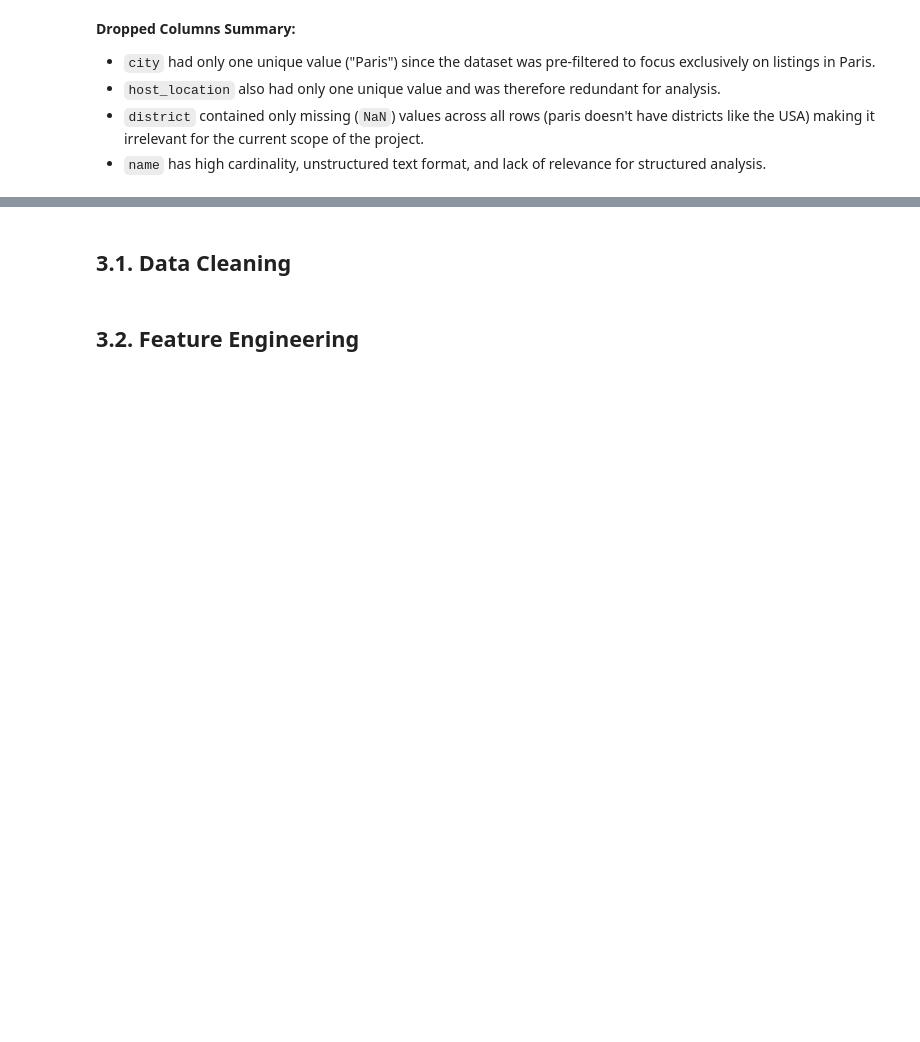
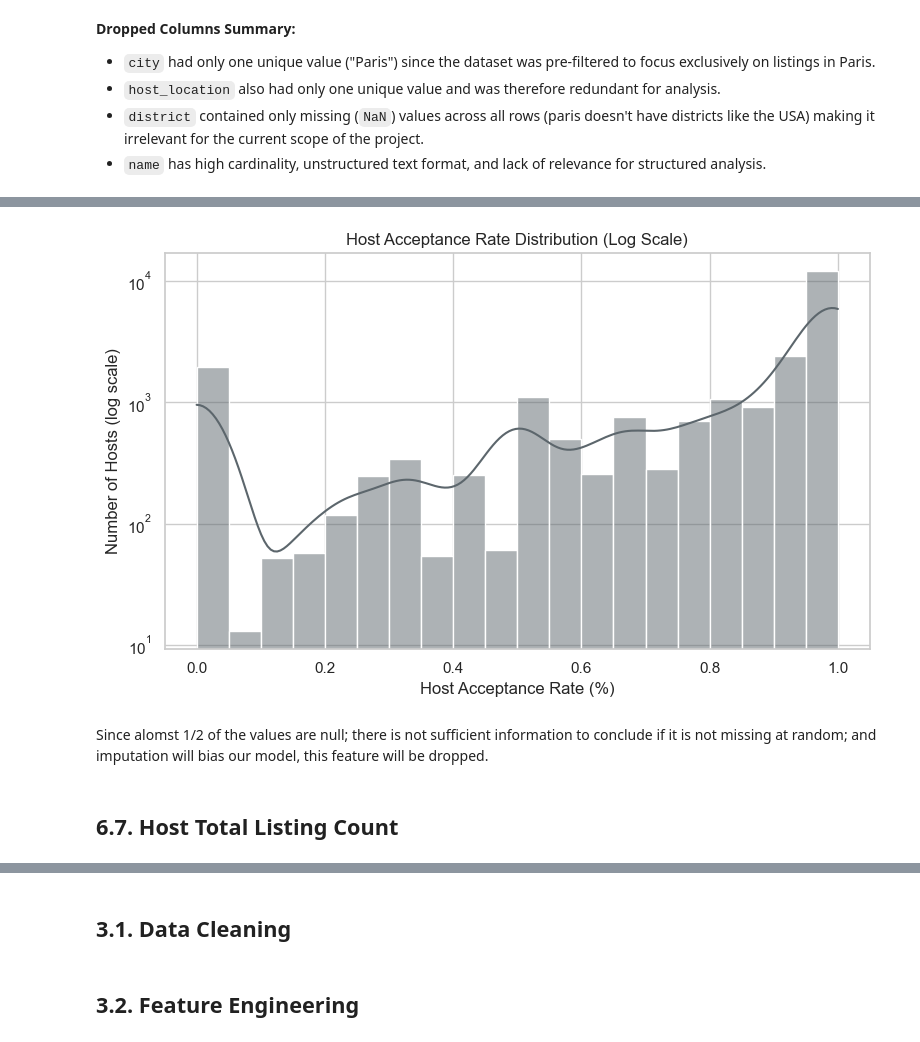
Before and after one commit to maracsimoes/MLOps-Airbnb-Price-Prediction, a Jupyter notebook: Notebook_main.ipynb, the cells around one changed output, grey strips where cells are left out. Saved outputs shown, nothing was run; the diff lists cells and outputs as text; code cells hidden in the pictures; blank space fills up the shorter version.

```diff
--- a/Notebook_main.ipynb
+++ b/Notebook_main.ipynb
@@ -346,0 +557,25 @@ Standard deviation of price: 199.87576226831183
+# %%
+# Keep only non‑null response‑rate values
+acceptance_data = (
+    listings.loc[listings["host_acceptance_rate"].notna(), ["host_acceptance_rate"]]
+)
+
+# Plot the distribution (log‑scaled y‑axis)
+plt.figure(figsize=(8, 5))
+sns.histplot(
+    data=acceptance_data,
+    x="host_acceptance_rate",
+    bins=20,
+    kde=True,
+    color="#5C666C"
+)
+plt.yscale("log")
+plt.title("Host Acceptance Rate Distribution (Log Scale)")
+plt.xlabel("Host Acceptance Rate (%)")
+plt.ylabel("Number of Hosts (log scale)")
+plt.tight_layout()
+plt.show()
+# %% [output]
+[figure, added]
+# %% [markdown]
+Since alomst 1/2 of the values are null; there is not sufficient information to conclude if it is not missing at random; and imputation will bias our model, this feature will be dropped.
@@ -346,0 +584,2 @@ Standard deviation of price: 199.87576226831183
+# %% [markdown]
+## 6.7. Host Total Listing Count
```
Also changed, not shown: parts of 178 cells of this notebook, 4 other files.
